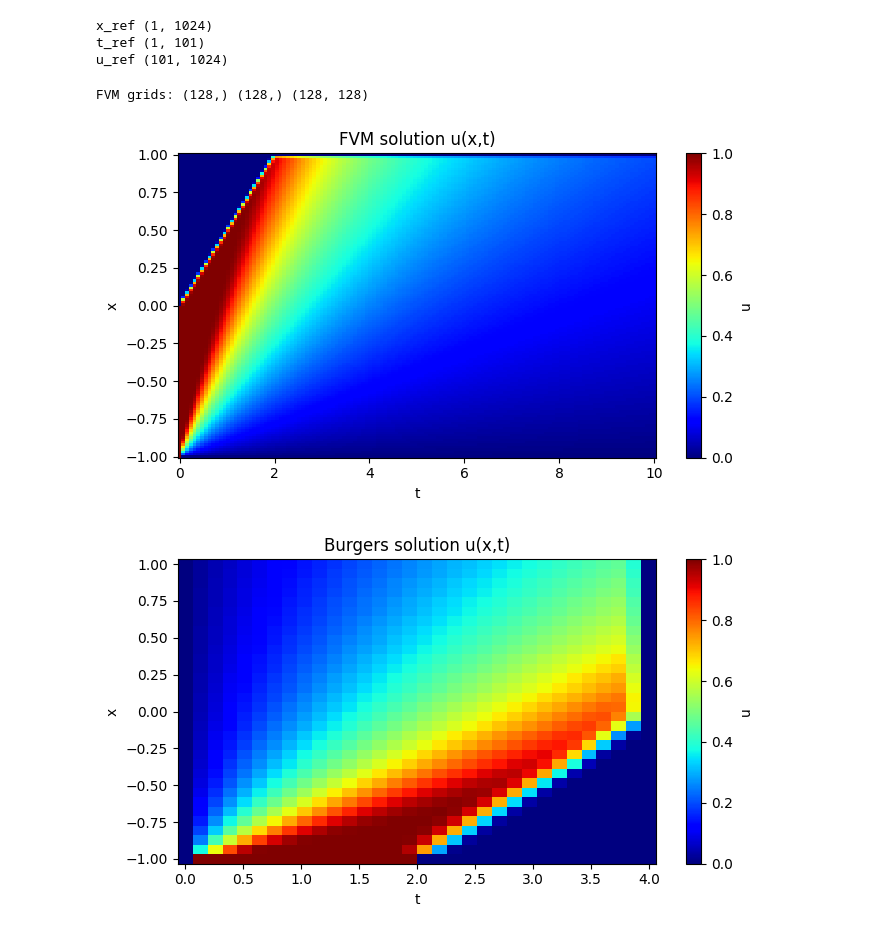
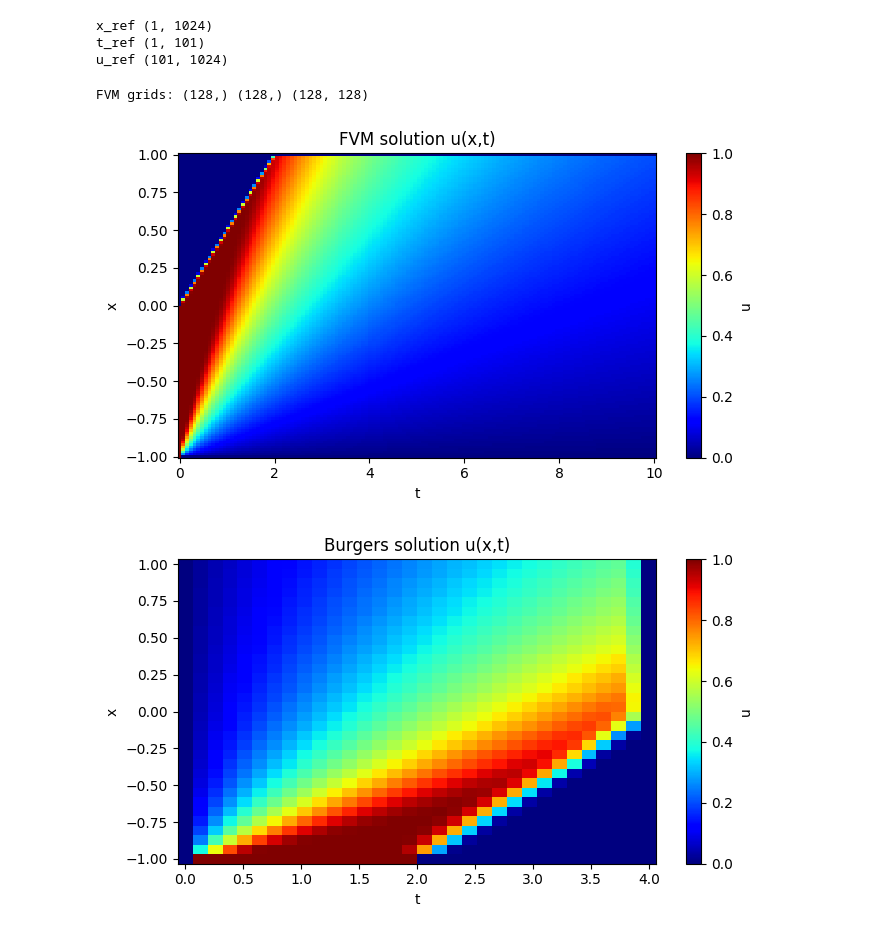
Before and after one commit to D-2n/DL-for-HPDE, a Jupyter notebook: jupyter notebooks/Burgers' Hyperbolic/burgers_pinn_hyperbolic.ipynb, the cells around one changed output. Cells and saved outputs as stored; diff of their text form; code cells hidden in the pictures.

Commit message:
refactor + added Godunov FVM with explanations
the Godunov fvm is specific for the burgers, the shock and rarefaction treatment are flipped cuz burgers is convex.

```diff
--- a/jupyter notebooks/Burgers' Hyperbolic/burgers_pinn_hyperbolic.ipynb
+++ b/jupyter notebooks/Burgers' Hyperbolic/burgers_pinn_hyperbolic.ipynb
@@ -94,22 +94,31 @@ u_ref (101, 1024)
 # FVM baseline to generate experimental data
 def solve_burgers_fvm(nx=256, nt_out=101, x_min=-1.0, x_max=1.0, t_max=4.0,
                       nu=0.01/np.pi, cfl=0.4, noise_std=0.0, seed=42):
-    rng = np.random.default_rng(seed)
-    x = np.linspace(x_min, x_max, nx)
-    dx = x[1] - x[0]
+    '''
+    nx - number of grid points
+    nt_out - number of time steps/points
+    x_min, x_max - spatial domain boundaries
+    t_max - max time
+    nu - viscosity term, not needed when hyperbolic
+    cfl - some special number, controls dt
+    noise, seed - self explanatory
+    '''
+    rng = np.random.default_rng(seed) # rng for reproducibility
+    x = np.linspace(x_min, x_max, nx) # grid
+    dx = x[1] - x[0] # spacing delta x
 
     # Initial condition consistent with the classic Burgers setup
-    # Initial condition (Riemann step)
-    u = np.where(x > 0.0, 0.0, 1.0)
+    u = np.where(x > 0.0, 0.0, 1.0) #dirichet IC ??? basically need this to cause the shock
     #u[0] = 10.0
     #u[-1] = 0.0
 
-    t_out = np.linspace(0.0, t_max, nt_out)
-    u_hist = np.zeros((nt_out, nx), dtype=np.float32)
-    u_hist[0] = u
+    t_out = np.linspace(0.0, t_max, nt_out) # time sample array
+    u_hist = np.zeros((nt_out, nx), dtype=np.float32) # placeholder for valuations
+    u_hist[0] = u # initial lcondition in
 
     t = 0.0
     k = 1
+    # ---------------------- this part i didnt do, it chooses the biggest feasible time step
     while k < nt_out:
         umax = max(1e-6, np.max(np.abs(u)))
         dt_adv = cfl * dx / umax
@@ -119,56 +128,68 @@ def solve_burgers_fvm(nx=256, nt_out=101, x_min=-1.0, x_max=1.0, t_max=4.0,
             dt_diff = np.inf
         dt = min(dt_adv, dt_diff, t_max - t)
 
-        # Rusanov (local Lax-Friedrichs) flux for convection
+        # Godunov flux for Burgers
         uL = u[:-1]
         uR = u[1:]
         fL = 0.5 * uL * uL
         fR = 0.5 * uR * uR
-        alpha = np.maximum(np.abs(uL), np.abs(uR))
-        fhat = 0.5 * (fL + fR) - 0.5 * alpha * (uR - uL)
+       #-----------------
+        rare = uL <= uR
+        fhat = np.empty_like(uL)
+        # I FORGOT WHAT I WAS SUPPOSED TO DO SO I DID BURGERS AND FLIPPED THESE CUZ ITS CONVEX
+        # Rarefaction: take min flux over uL and uR
+        fhat[rare] = np.where(
+            uL[rare] >= 0.0, fL[rare],
+            np.where(uR[rare] <= 0.0, fR[rare], 0.0)
+        )
 
+        # Shock: shock speed s = 0.5 * (uL + uR)
+        shock = ~rare
+        s = 0.5 * (uL + uR) # refer to math formula expansion
+        fhat[shock] = np.where(s[shock] >= 0.0, fL[shock], fR[shock])
+        # ----------------------
         u_new = u.copy()
-        if nu > 0.0:
+        if nu > 0.0: #VISCOUS CASE
             u_new[1:-1] = (
                 u[1:-1]
-                - (dt / dx) * (fhat[1:] - fhat[:-1])
-                + (nu * dt / (dx * dx)) * (u[2:] - 2.0 * u[1:-1] + u[:-2])
+                - (dt / dx) * (fhat[1:] - fhat[:-1]) # do update
+                + (nu * dt / (dx * dx)) * (u[2:] - 2.0 * u[1:-1] + u[:-2]) # viscorsity term
             )
         else:
             u_new[1:-1] = (
                 u[1:-1]
-                - (dt / dx) * (fhat[1:] - fhat[:-1])
+                - (dt / dx) * (fhat[1:] - fhat[:-1]) # standard update as discussed
             )
-        u_new[0] = 0.0
+        u_new[0] = 0.0 #there is probably a better cond, we discussed thsi to be 0 flow
         u_new[-1] = 0.0
-
+        #step
         u = u_new
         t += dt
-
+        # for nice consistent graphs
         while k < nt_out and t >= t_out[k] - 1e-12:
             u_hist[k] = u
             k += 1
 
     if noise_std > 0.0:
         u_hist = u_hist + noise_std * rng.standard_normal(u_hist.shape)
 
     return x, t_out, u_hist
 
 
 x_fvm, t_fvm, u_fvm = solve_burgers_fvm(nx=128, nt_out=128, noise_std=0.0, nu = 0, t_max = 10.0)
 print('FVM grids:', x_fvm.shape, t_fvm.shape, u_fvm.shape)
 
 plt.figure(figsize=(7, 4))
 plt.pcolormesh(t_fvm, x_fvm, u_fvm.T, shading='auto', cmap='jet')
 plt.xlabel('t')
 plt.ylabel('x')
 plt.title('FVM solution u(x,t)')
 plt.colorbar(label='u')
 plt.tight_layout()
 plt.show()
 # %% [output]
 FVM grids: (128,) (128,) (128, 128)
-[figure, old version]
+[figure, new version]
 # %%
 import scipy.io as sio
 import numpy as np
```
Also changed, not shown: 4 other files.
